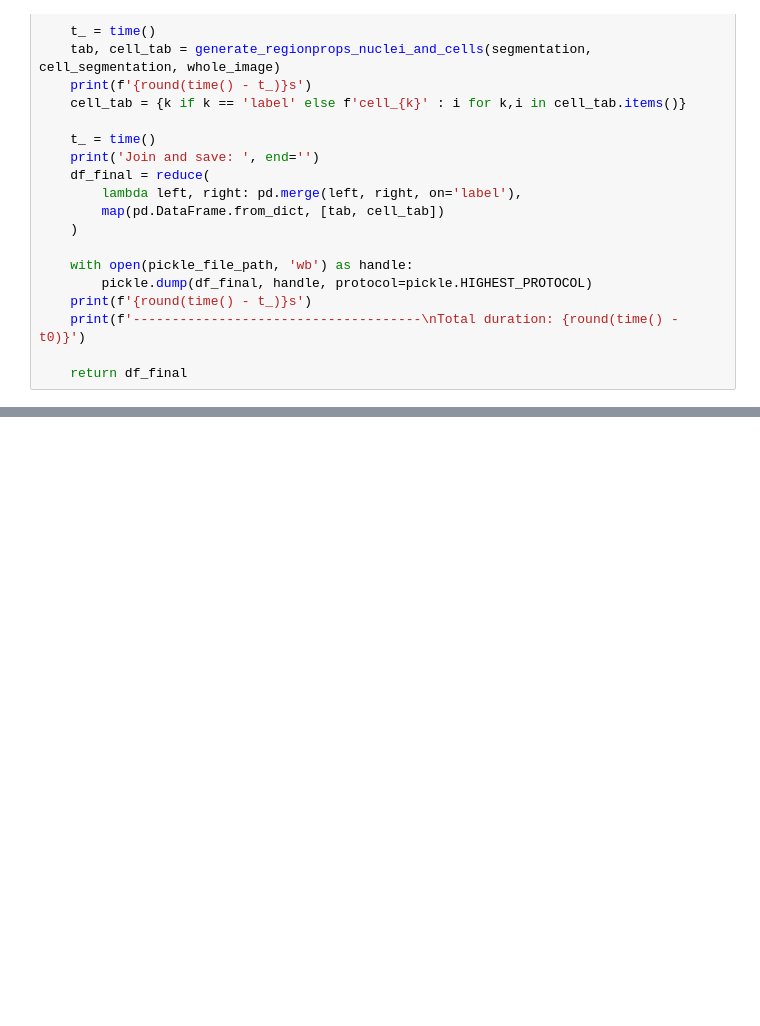
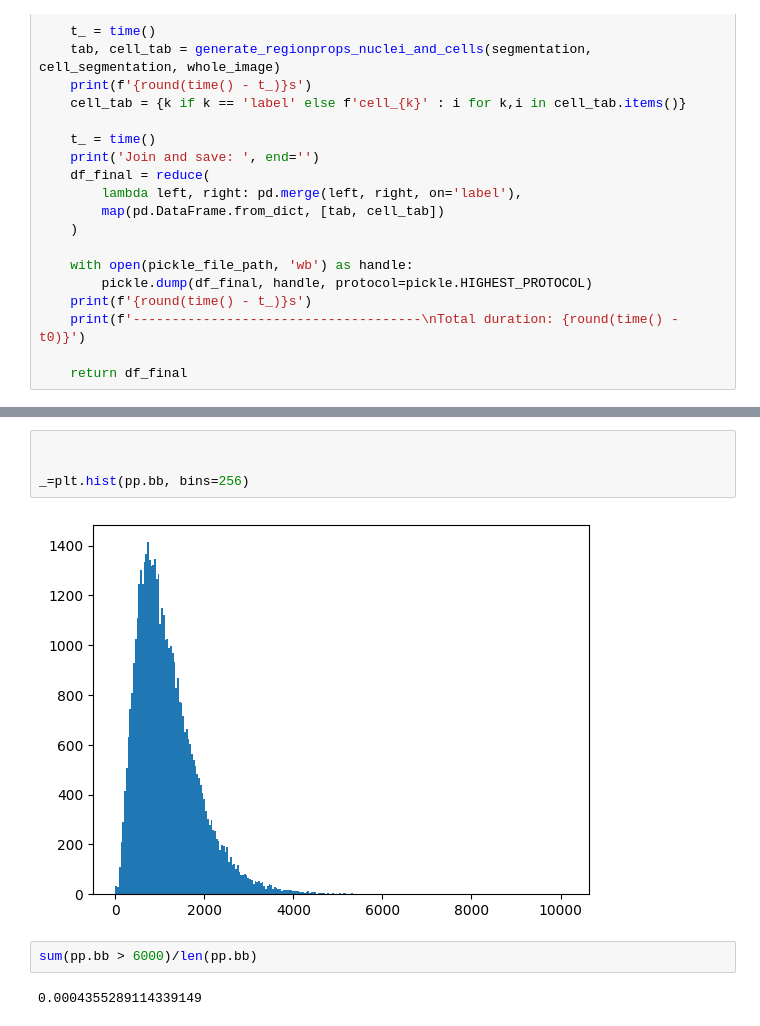
Before and after one commit to bozeklab/lunaphore, a Jupyter notebook: notebooks/03-ste-merge_segmentation_tiles.ipynb, the cells around one changed output, grey strips where cells are left out. Cells and saved outputs as stored; diff of their text form; blank space fills up the shorter version.

```diff
--- a/notebooks/03-ste-merge_segmentation_tiles.ipynb
+++ b/notebooks/03-ste-merge_segmentation_tiles.ipynb
@@ -244,0 +239,10 @@ with open(pickle_file_path, 'wb') as handle:
+# %%
+
+
+_=plt.hist(pp.bb, bins=256)
+# %% [output]
+[figure, added]
+# %%
+sum(pp.bb > 6000)/len(pp.bb)
+# %% [output]
+0.0004355289114339149
```
Also changed, not shown: parts of 11 cells of this notebook, 3 other files.
